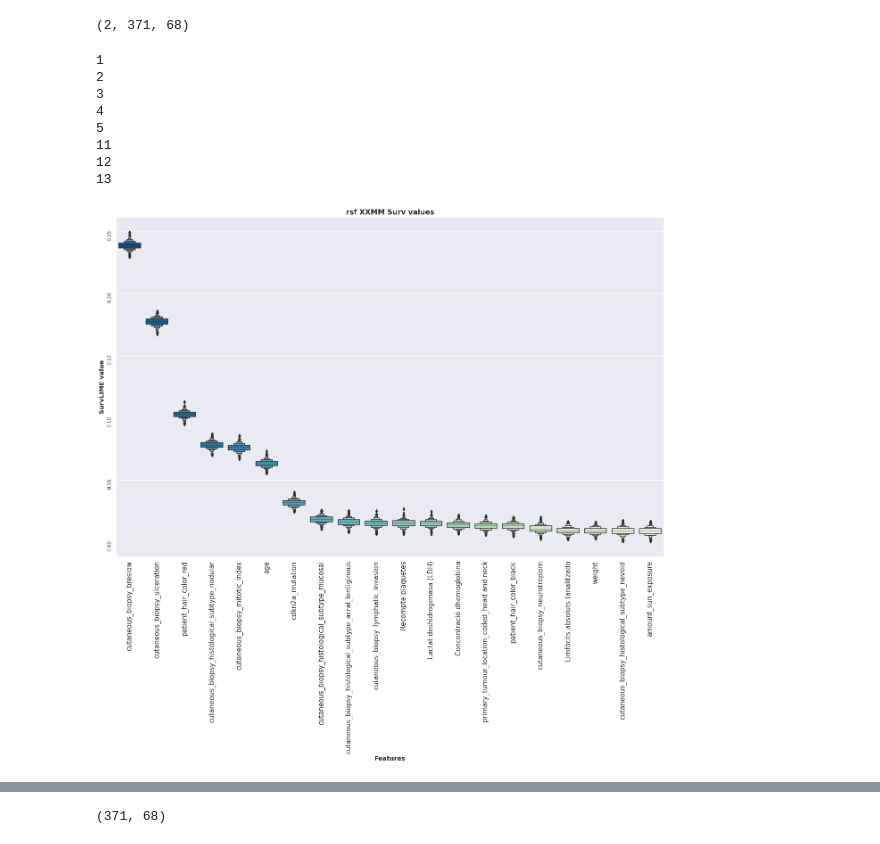
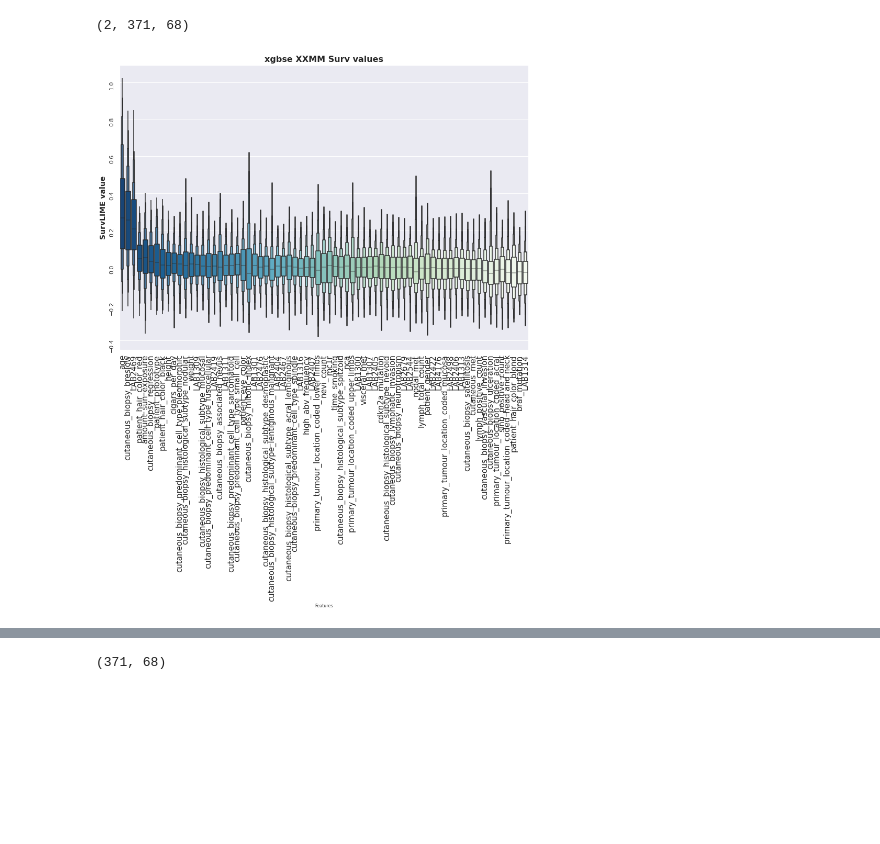
Before and after one commit to imatge-upc/SurvLIME-experiments, a Jupyter notebook: notebooks/verify_xxmm.ipynb, the cells around one changed output, grey strips where cells are left out. Saved outputs shown, nothing was run; the diff lists cells and outputs as text; code cells hidden in the pictures; blank space fills up the shorter version.

```diff
--- a/notebooks/verify_xxmm.ipynb
+++ b/notebooks/verify_xxmm.ipynb
@@ -277,7 +275,7 @@ compare_survival_times(model, compt_weights.mean(), X_train_t, y_train_list, X_t
 from tqdm import tqdm
 
 mean_dfs, max_dfs, min_dfs = [], [], []
-w_path = '/home/carlos.hernandez/PhD/survlime-paper/survLime/computed_weights_csv/exp4/ss/'
+w_path = '/home/carlos.hernandez/PhD/survlime-paper/survLime/computed_weights_csv/expxxmm/ss/'
 model = CoxPHSurvivalAnalysis(alpha=0.0001)
 #model = RandomSurvivalForest()
 model.fit(X_train_t, y_train_list)
@@ -350,13 +348,12 @@ np.stack([compt_weights.to_numpy(), compt_weights.to_numpy()]).shape
 from tqdm import tqdm
 
 mean_dfs, max_dfs, min_dfs = [], [], []
-event_type = 'ss'
-model_type='rsf'
+event_type = 'os'
+model_type= 'xgbse'
+w_path = f'/home/carlos.hernandez/PhD/survlime-paper/survLime/computed_weights_csv/expxxmm/{event_type}/'
 
-w_path = f'/home/carlos.hernandez/PhD/survlime-paper/survLime/computed_weights_csv/exp4/{event_type}/'
-
-length = 100
-surv_volume = np.ndarray((length, 371, 68))
+length = 10
+surv_volume = np.ndarray((length, 371, 71))
 #surv_ = np.ndarray((371, 68))
 good_ones = []
 for i in tqdm(range(length)):
@@ -371,60 +368,54 @@ for i in tqdm(range(length)):
 
 surv_volume = surv_volume[good_ones]
 
-pru = pd.DataFrame(data=surv_volume.mean(axis=0), columns=X_train_t.columns)
+pru = pd.DataFrame(data=surv_volume.mean(axis=0), columns=compt_weights.columns)
 pru = pru.reindex(pru.mean().sort_values(ascending=False).index, axis=1)
 
 
-fig, ax= plt.subplots(1,1, figsize=(22,14), sharey=True)
+fig, ax= plt.subplots(1,1, figsize=(14,10), sharey=True)
 ax.tick_params(labelrotation=90); ax.xaxis.grid(True)
 
-p = sns.boxenplot(x="variable", y="value", data=pd.melt(pru.iloc[:,0:20]),
-                                    ax=ax, palette='GnBu_r') #'GnBu_r'
+p = sns.boxenplot(x="variable", y="value", data=pd.melt(pru.iloc[:]),
+                                    ax=ax, palette='GnBu_r', showfliers=False) #'GnBu_r'
 ax.tick_params(labelrotation=90); #ax.xaxis.grid(True)
-p.set_xlabel('Features', fontsize= 14, fontweight='bold')
+p.set_xlabel('Features', fontsize= 8)
 p.set_ylabel('SurvLIME value', fontsize= 14, fontweight='bold')
-#p.set_ylim([-0.01, 0.28])
+#p.set_ylim([-1, 2])# p.set_ylim([-0.01, 0.20]) OS
 p.set_title(f'{model_type} XXMM Surv values', fontsize= 16, fontweight='bold');
 ax.tick_params(axis='x', which='major', labelsize=15)
 
 plt.savefig(f'figures/{model_type}_{event_type}_most_survlime.png',  bbox_inches='tight', dpi=200)
 
-
-fig, ax= plt.subplots(1,1, figsize=(22,14), sharey=True)
+##############################################################################################################3
+fig, ax= plt.subplots(1,1, figsize=(11,7), sharey=True)
 ax.tick_params(labelrotation=90); ax.xaxis.grid(True)
-p = sns.boxenplot(x="variable", y="value", data=pd.melt(pru.iloc[:,20:50]),
-                                    ax=ax, palette='Oranges') #'GnBu_r'
-ax.tick_params(labelrotation=90); #ax.xaxis.grid(True)
-#p.set_ylim([-0.03, 0.05])
+p = sns.boxenplot(x="variable", y="value", data=pd.melt(pru.iloc[:]),
+                                    ax=ax, palette='Oranges', showfliers=False) #'GnBu_r'
+ax.tick_params(labelrotation=90); #ax.xaxis.grid(True)Numerical solver
+#p.set_ylim([-0.08, 0.08])
 p.set_xlabel('Features', fontsize= 14, fontweight='bold')
 p.set_ylabel('SurvLIME value', fontsize= 14, fontweight='bold')
 p.set_title(f'{model_type} XXMM Surv values', fontsize= 16, fontweight='bold');
 ax.tick_params(axis='x', which='major', labelsize=18)
 ax.tick_params(axis='x', which='major', labelsize=15)
 
 plt.savefig(f'figures/{model_type}_{event_type}_medium_survlime.png',  bbox_inches='tight', dpi=200)
 
+##############################################################################################################3
 
 
-fig, ax= plt.subplots(1,1, figsize=(22,14), sharey=True)
+fig, ax= plt.subplots(1,1, figsize=(11,7), sharey=True)
 ax.tick_params(labelrotation=90); ax.xaxis.grid(True)
 
-p = sns.boxenplot(x="variable", y="value", data=pd.melt(pru.iloc[:,50:]),
-                                    ax=ax, palette='autumn_r') #'GnBu_r'
+p = sns.boxenplot(x="variable", y="value", data=pd.melt(pru.iloc[:]),
+                                    ax=ax, palette='autumn_r', showfliers=False) #'GnBu_r'
 ax.tick_params(labelrotation=90, labelsize=10); #ax.xaxis.grid(True)
 p.set_xlabel('Features', fontsize= 14, fontweight='bold')
 ax.tick_params(axis='x', which='major', labelsize=15)
-#p.set_ylim([-0.06, 0.02])
+#p.set_ylim([-0.13, 0.03])# p.set_ylim([-0.11, 0.10]) OS
 p.set_ylabel('SurvLIME value', fontsize= 14, fontweight='bold')
 p.set_title(f'{model_type} XXMM Surv values', fontsize= 16, fontweight='bold');
 plt.savefig(f'figures/{model_type}_{event_type}_least_survlime.png',  bbox_inches='tight', dpi=200)
+##############################################################################################################3
 # %% [output]
-1
-2
-3
-4
-5
-11
-12
-13
-[figure, old version]
+[figure, new version]
```
Also changed, not shown: parts of 5 cells of this notebook, 8 other files.
